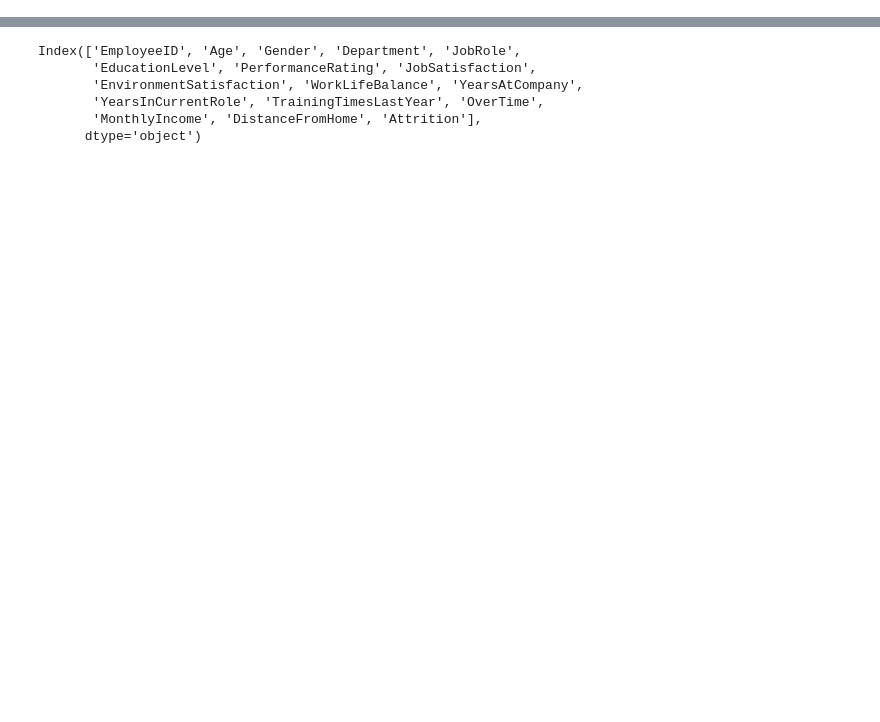
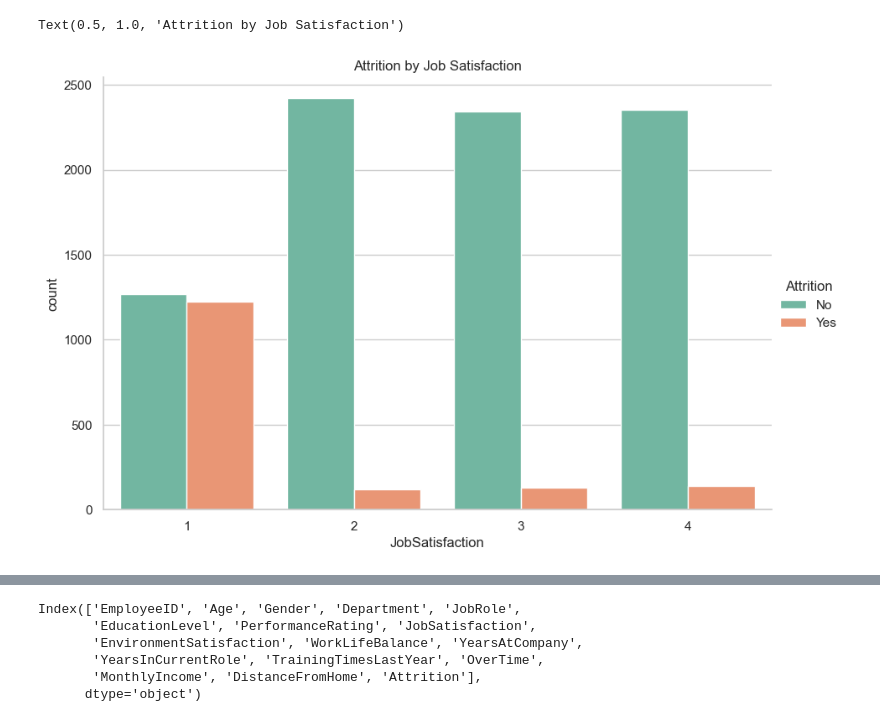
Before and after one commit to jaluDadhich/CASE-STUDY-AI-Powered-HR-Insights-Assistant-for-Acme-Corp, a Jupyter notebook: eda/attrition_analysis.ipynb, the cells around one changed output, grey strips where cells are left out. Saved outputs shown, nothing was run; the diff lists cells and outputs as text; code cells hidden in the pictures; blank space fills up the shorter version.

```diff
--- a/eda/attrition_analysis.ipynb
+++ b/eda/attrition_analysis.ipynb
@@ -109,0 +39,7 @@ ValueError: The truth value of a Series is ambiguous. Use a.empty, a.bool(), a.i
+# %%
+
+sns.catplot(x="JobSatisfaction", hue="Attrition", data=df, kind="count", height=6, aspect=1.5, palette="Set2")
+plt.title("Attrition by Job Satisfaction")
+# %% [output]
+Text(0.5, 1.0, 'Attrition by Job Satisfaction')
+[figure, added]
```
Also changed, not shown: parts of 34 cells of this notebook.
